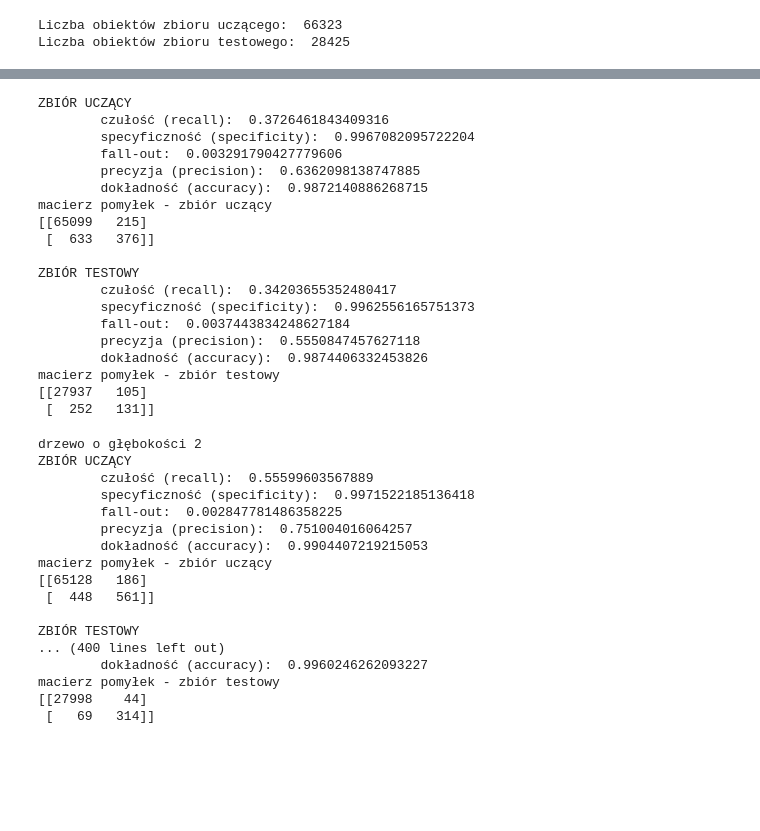
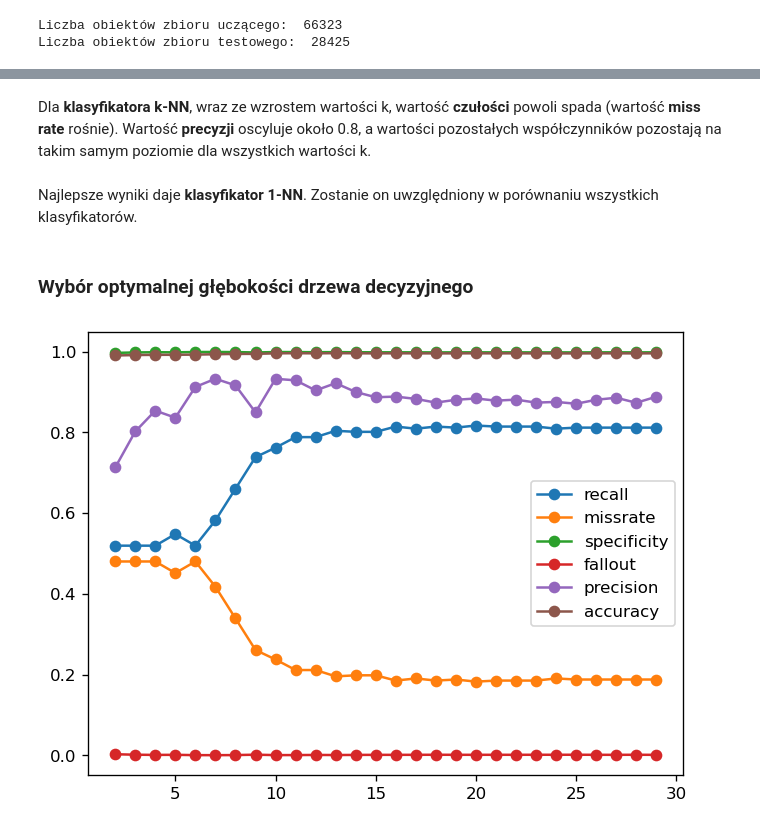
Before and after one commit to lamachan/PRiAD_projekt, a Jupyter notebook: PRiAD_projekt.ipynb, the cells around one changed output, grey strips where cells are left out. Drawn from its saved outputs; the diff is of its cells as text; code cells hidden in the pictures; blank space fills up the shorter version.

```diff
--- a/PRiAD_projekt.ipynb
+++ b/PRiAD_projekt.ipynb
@@ -510,50 +472,24 @@ macierz pomyłek - zbiór testowy
-# %%
-# Gauss + wszystkie atrybuty bez 'Fwd PSH Flags', 'FIN Flag Count', i 'Bwd Header Length'
-model = GaussianNB()
-weryfikuj_bin(model, data, [0, 3, 4, 5, 7, 8])
-# %% [output]
-ZBIÓR UCZĄCY
-        czułość (recall):  0.3726461843409316
-        specyficzność (specificity):  0.9967082095722204
-        fall-out:  0.003291790427779606
-        precyzja (precision):  0.6362098138747885
-        dokładność (accuracy):  0.9872140886268715
-macierz pomyłek - zbiór uczący
-[[65099   215]
- [  633   376]]
-
-ZBIÓR TESTOWY
-        czułość (recall):  0.34203655352480417
-        specyficzność (specificity):  0.9962556165751373
-        fall-out:  0.0037443834248627184
-        precyzja (precision):  0.5550847457627118
-        dokładność (accuracy):  0.9874406332453826
-macierz pomyłek - zbiór testowy
-[[27937   105]
- [  252   131]]
-# %%
-# drzewo decyzyjne + wszystkie atrybuty bez 'Fwd PSH Flags', 'FIN Flag Count', i 'Bwd Header Length'
-# może zrobić porównanie wyników dla różnych głębokości drzewa z wykresem błędów
-for g in range(2, 21):
-    model = tree.DecisionTreeClassifier(max_depth=g)
-    print("drzewo o głębokości " + str(g))
-    weryfikuj_bin(model, data, [0, 3, 4, 5, 7, 8])
-    print("\n")
-# %% [output]
-drzewo o głębokości 2
-ZBIÓR UCZĄCY
-        czułość (recall):  0.55599603567889
-        specyficzność (specificity):  0.9971522185136418
-        fall-out:  0.002847781486358225
-        precyzja (precision):  0.751004016064257
-        dokładność (accuracy):  0.9904407219215053
-macierz pomyłek - zbiór uczący
-[[65128   186]
- [  448   561]]
-
-ZBIÓR TESTOWY
-... (400 lines left out)
-        dokładność (accuracy):  0.9960246262093227
-macierz pomyłek - zbiór testowy
-[[27998    44]
- [   69   314]]
+# %% [markdown]
+Dla **klasyfikatora k-NN**, wraz ze wzrostem wartości k, wartość **czułości** powoli spada (wartość **miss rate** rośnie). Wartość **precyzji** oscyluje około 0.8, a wartości pozostałych współczynników pozostają na takim samym poziomie dla wszystkich wartości k.
+# %% [markdown]
+Najlepsze wyniki daje **klasyfikator 1-NN**. Zostanie on uwzględniony w porównaniu wszystkich klasyfikatorów.
+# %% [markdown]
+### Wybór optymalnej głębokości drzewa decyzyjnego
+# %%
+depth_values = range(2, 30)
+miary = np.zeros((len(depths), 6))
+i = 0
+for depth in depth_values:
+    model = tree.DecisionTreeClassifier(max_depth=depth)
+    _, miary_test = weryfikuj_bin(model, data, [0, 3, 4, 5, 7, 8])
+    miary[i] = miary_test
+    i += 1
+
+plt.figure(dpi=120)
+labels = ['recall', 'missrate', 'specificity', 'fallout', 'precision', 'accuracy']
+for i in range(len(miary_ucz)):
+    plt.plot(depths, miary[:, i], 'o-', label=labels[i])
+plt.legend()
+plt.show()
+# %% [output]
+[figure, added]
```
Also changed, not shown: parts of 35 cells of this notebook.
